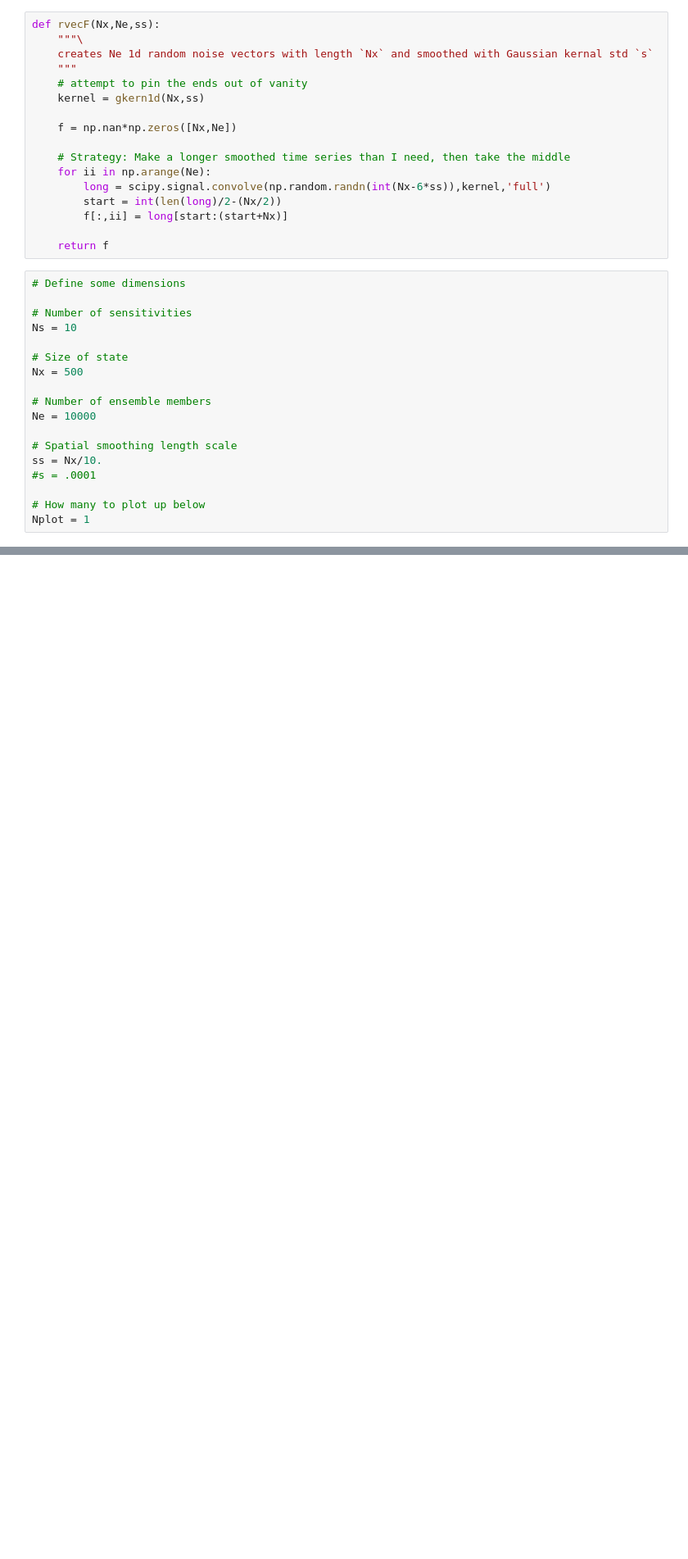
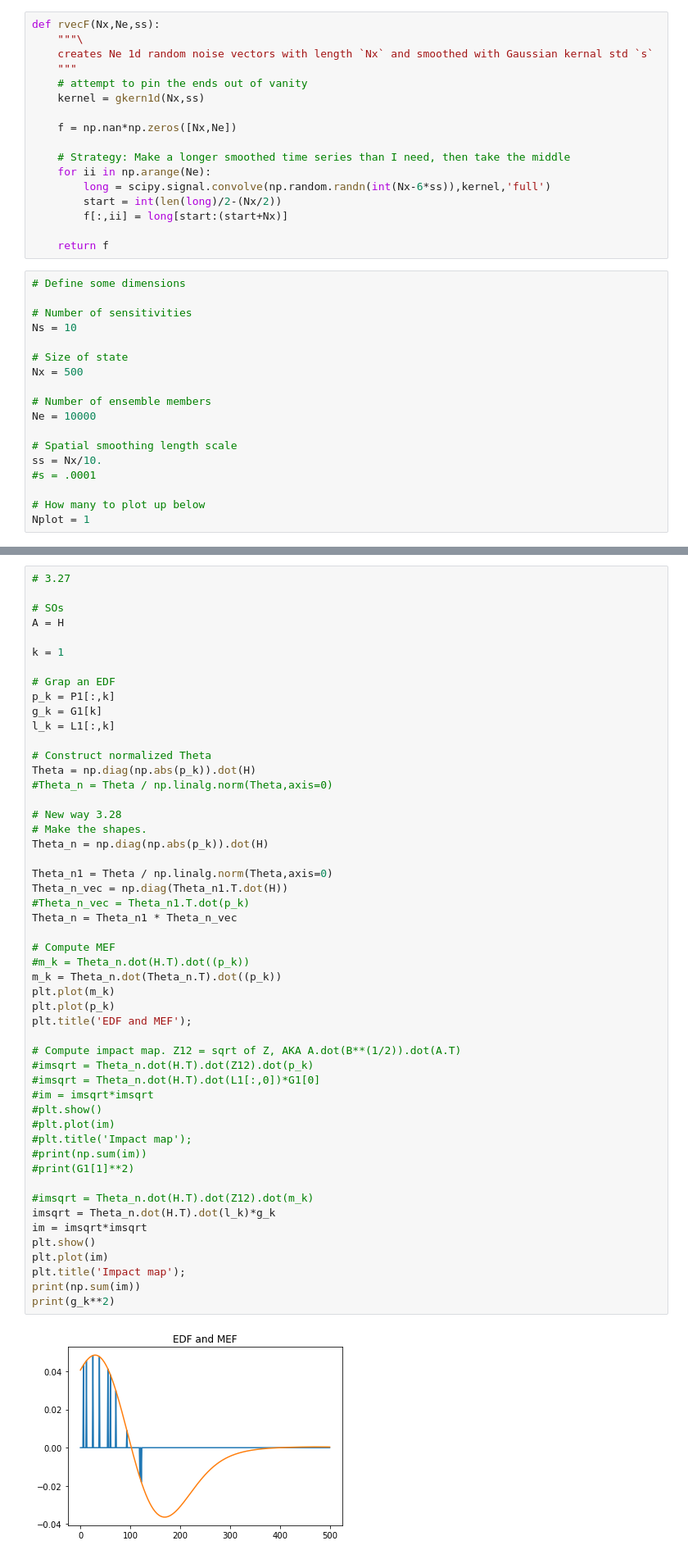
Before and after one commit to amrhein/DPCs, a Jupyter notebook: DPCs.ipynb, the cells around one changed output, grey strips where cells are left out. Shown at 82% size. Saved outputs shown, nothing was run; the diff lists cells and outputs as text; blank space fills up the shorter version.

```diff
--- a/DPCs.ipynb
+++ b/DPCs.ipynb
@@ -268,0 +254,53 @@ plt.show()
+# %%
+# 3.27
+
+# SOs
+A = H
+
+k = 1
+
+# Grap an EDF
+p_k = P1[:,k]
+g_k = G1[k]
+l_k = L1[:,k]
+
+# Construct normalized Theta
+Theta = np.diag(np.abs(p_k)).dot(H)
+#Theta_n = Theta / np.linalg.norm(Theta,axis=0)
+
+# New way 3.28
+# Make the shapes.
+Theta_n = np.diag(np.abs(p_k)).dot(H)
+
+Theta_n1 = Theta / np.linalg.norm(Theta,axis=0)
+Theta_n_vec = np.diag(Theta_n1.T.dot(H))
+#Theta_n_vec = Theta_n1.T.dot(p_k)
+Theta_n = Theta_n1 * Theta_n_vec
+
+# Compute MEF
+#m_k = Theta_n.dot(H.T).dot((p_k))
+m_k = Theta_n.dot(Theta_n.T).dot((p_k))
+plt.plot(m_k)
+plt.plot(p_k)
+plt.title('EDF and MEF');
+
+# Compute impact map. Z12 = sqrt of Z, AKA A.dot(B**(1/2)).dot(A.T)
+#imsqrt = Theta_n.dot(H.T).dot(Z12).dot(p_k)
+#imsqrt = Theta_n.dot(H.T).dot(L1[:,0])*G1[0]
+#im = imsqrt*imsqrt
+#plt.show()
+#plt.plot(im)
+#plt.title('Impact map');
+#print(np.sum(im))
+#print(G1[1]**2)
+
+#imsqrt = Theta_n.dot(H.T).dot(Z12).dot(m_k)
+imsqrt = Theta_n.dot(H.T).dot(l_k)*g_k
+im = imsqrt*imsqrt
+plt.show()
+plt.plot(im)
+plt.title('Impact map');
+print(np.sum(im))
+print(g_k**2)
+# %% [output]
+[figure, added]
```
Also changed, not shown: parts of 16 cells of this notebook.
